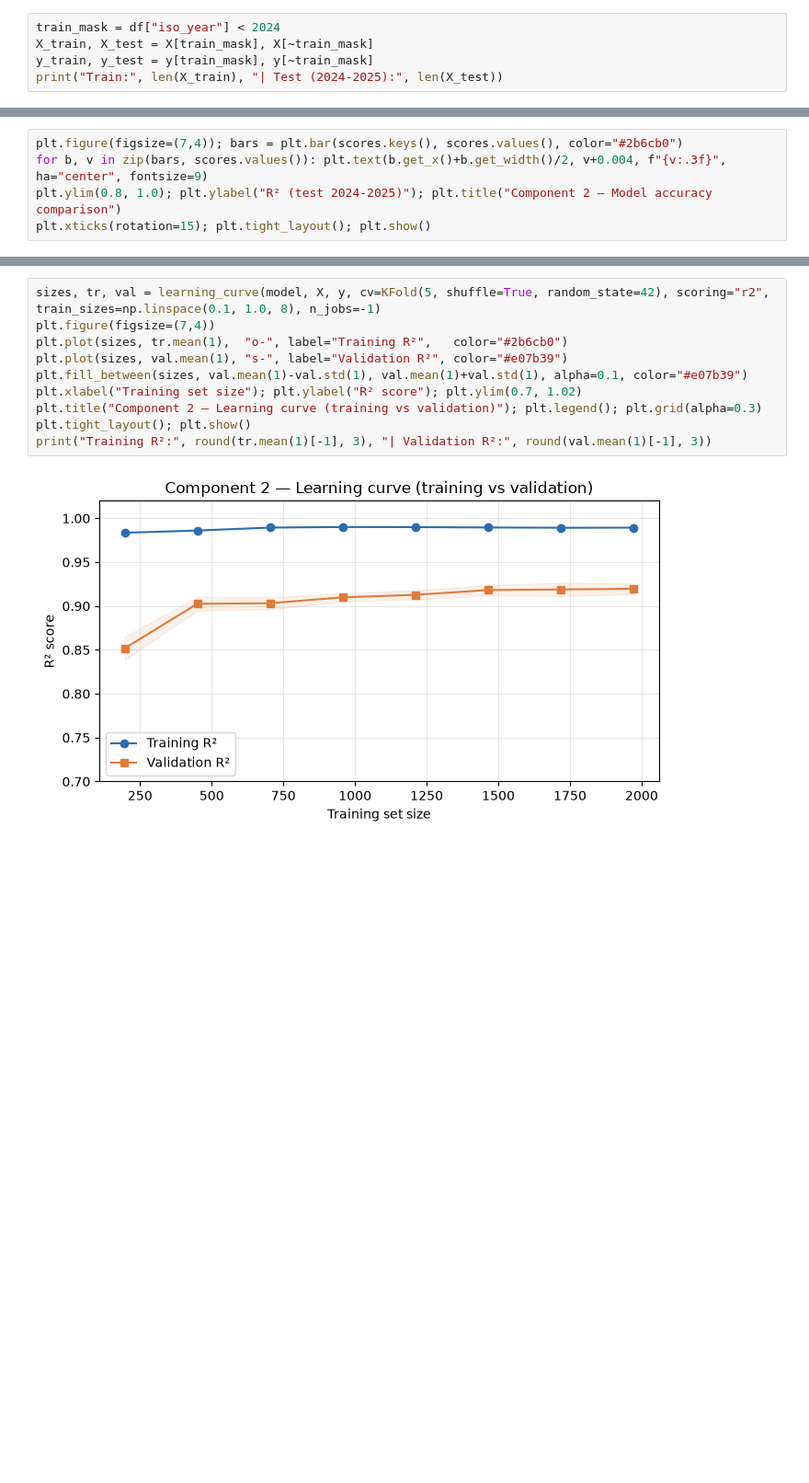
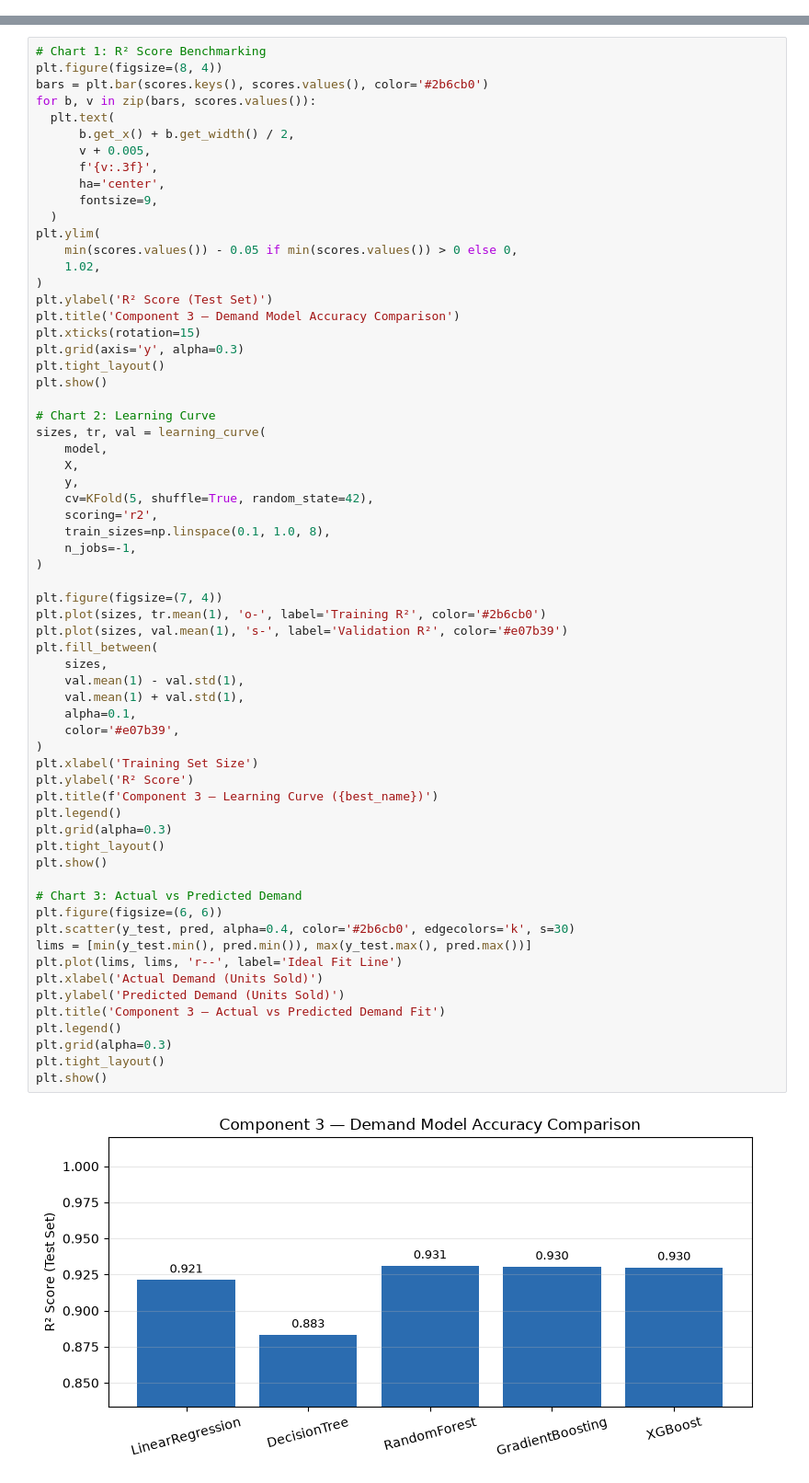
Before and after one commit to sathirapramudith123/R26-IT-139, a Jupyter notebook: ML model/inventory/inventory.ipynb, the cells around one changed output, grey strips where cells are left out. Shown at 92% size. Saved outputs shown, nothing was run; the diff lists cells and outputs as text; blank space fills up the shorter version.

Commit message:
Add component 3 demand forecast model as a new pickle file

```diff
--- a/ML model/inventory/inventory.ipynb
+++ b/ML model/inventory/inventory.ipynb
@@ -20,5 +0,0 @@ X = df.drop(columns=["target_units_sold"])
-# %%
-train_mask = df["iso_year"] < 2024
-X_train, X_test = X[train_mask], X[~train_mask]
-y_train, y_test = y[train_mask], y[~train_mask]
-print("Train:", len(X_train), "| Test (2024-2025):", len(X_test))
@@ -79,5 +192,0 @@ R^2 : 0.931
-# %%
-plt.figure(figsize=(7,4)); bars = plt.bar(scores.keys(), scores.values(), color="#2b6cb0")
-for b, v in zip(bars, scores.values()): plt.text(b.get_x()+b.get_width()/2, v+0.004, f"{v:.3f}", ha="center", fontsize=9)
-plt.ylim(0.8, 1.0); plt.ylabel("R² (test 2024-2025)"); plt.title("Component 2 — Model accuracy comparison")
-plt.xticks(rotation=15); plt.tight_layout(); plt.show()
@@ -86,12 +193,66 @@ plt.xticks(rotation=15); plt.tight_layout(); plt.show()
 # %%
-sizes, tr, val = learning_curve(model, X, y, cv=KFold(5, shuffle=True, random_state=42), scoring="r2", train_sizes=np.linspace(0.1, 1.0, 8), n_jobs=-1)
-plt.figure(figsize=(7,4))
-plt.plot(sizes, tr.mean(1),  "o-", label="Training R²",   color="#2b6cb0")
-plt.plot(sizes, val.mean(1), "s-", label="Validation R²", color="#e07b39")
-plt.fill_between(sizes, val.mean(1)-val.std(1), val.mean(1)+val.std(1), alpha=0.1, color="#e07b39")
-plt.xlabel("Training set size"); plt.ylabel("R² score"); plt.ylim(0.7, 1.02)
-plt.title("Component 2 — Learning curve (training vs validation)"); plt.legend(); plt.grid(alpha=0.3)
-plt.tight_layout(); plt.show()
-print("Training R²:", round(tr.mean(1)[-1], 3), "| Validation R²:", round(val.mean(1)[-1], 3))
+# Chart 1: R² Score Benchmarking
+plt.figure(figsize=(8, 4))
+bars = plt.bar(scores.keys(), scores.values(), color='#2b6cb0')
+for b, v in zip(bars, scores.values()):
+  plt.text(
+      b.get_x() + b.get_width() / 2,
+      v + 0.005,
+      f'{v:.3f}',
+      ha='center',
+      fontsize=9,
+  )
+plt.ylim(
+    min(scores.values()) - 0.05 if min(scores.values()) > 0 else 0,
+    1.02,
+)
+plt.ylabel('R² Score (Test Set)')
+plt.title('Component 3 — Demand Model Accuracy Comparison')
+plt.xticks(rotation=15)
+plt.grid(axis='y', alpha=0.3)
+plt.tight_layout()
+plt.show()
+
+# Chart 2: Learning Curve
+sizes, tr, val = learning_curve(
+    model,
+    X,
+    y,
+    cv=KFold(5, shuffle=True, random_state=42),
+    scoring='r2',
+    train_sizes=np.linspace(0.1, 1.0, 8),
+    n_jobs=-1,
+)
+
+plt.figure(figsize=(7, 4))
+plt.plot(sizes, tr.mean(1), 'o-', label='Training R²', color='#2b6cb0')
+plt.plot(sizes, val.mean(1), 's-', label='Validation R²', color='#e07b39')
+plt.fill_between(
+    sizes,
+    val.mean(1) - val.std(1),
+    val.mean(1) + val.std(1),
+    alpha=0.1,
+    color='#e07b39',
+)
+plt.xlabel('Training Set Size')
+plt.ylabel('R² Score')
+plt.title(f'Component 3 — Learning Curve ({best_name})')
+plt.legend()
+plt.grid(alpha=0.3)
+plt.tight_layout()
+plt.show()
+
+# Chart 3: Actual vs Predicted Demand
+plt.figure(figsize=(6, 6))
+plt.scatter(y_test, pred, alpha=0.4, color='#2b6cb0', edgecolors='k', s=30)
+lims = [min(y_test.min(), pred.min()), max(y_test.max(), pred.max())]
+plt.plot(lims, lims, 'r--', label='Ideal Fit Line')
+plt.xlabel('Actual Demand (Units Sold)')
+plt.ylabel('Predicted Demand (Units Sold)')
+plt.title('Component 3 — Actual vs Predicted Demand Fit')
+plt.legend()
+plt.grid(alpha=0.3)
+plt.tight_layout()
+plt.show()
 # %% [output]
-[figure, old version]
+[figure, new version]
```
Also changed, not shown: parts of 16 cells of this notebook, 19 other files.
